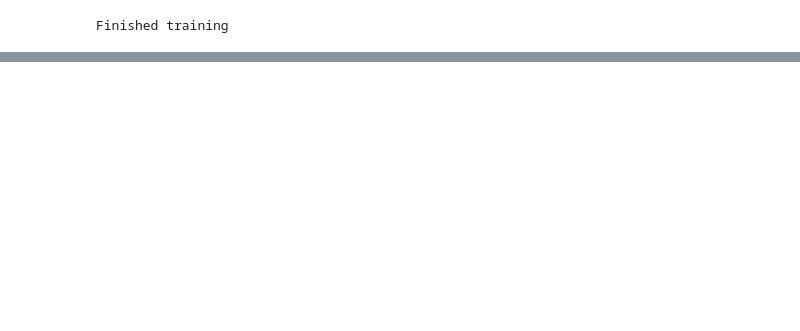
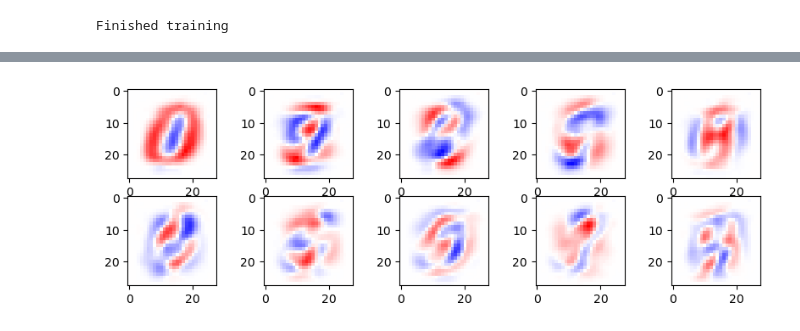
Before and after one commit to luisdiaz1997/SpatialFactorization, a Jupyter notebook: notebooks/Factor_Analysis.ipynb, the cells around one changed output, grey strips where cells are left out. Cells and saved outputs as stored; diff of their text form; code cells hidden in the pictures; blank space fills up the shorter version.

```diff
--- a/notebooks/Factor_Analysis.ipynb
+++ b/notebooks/Factor_Analysis.ipynb
@@ -41,0 +50,8 @@ plt.colorbar()
+# %%
+plt.figure(figsize=(10, 3))
+for i in range(model.L):
+    plt.subplot(2, 5, i+1)
+    loading = model.W[:, i].detach().cpu().numpy()
+    plt.imshow(loading.reshape(28, 28), vmin=-0.2, vmax=0.2, cmap='bwr')
+# %% [output]
+[figure, added]
```
Also changed, not shown: parts of 11 cells of this notebook, 5 other files.
